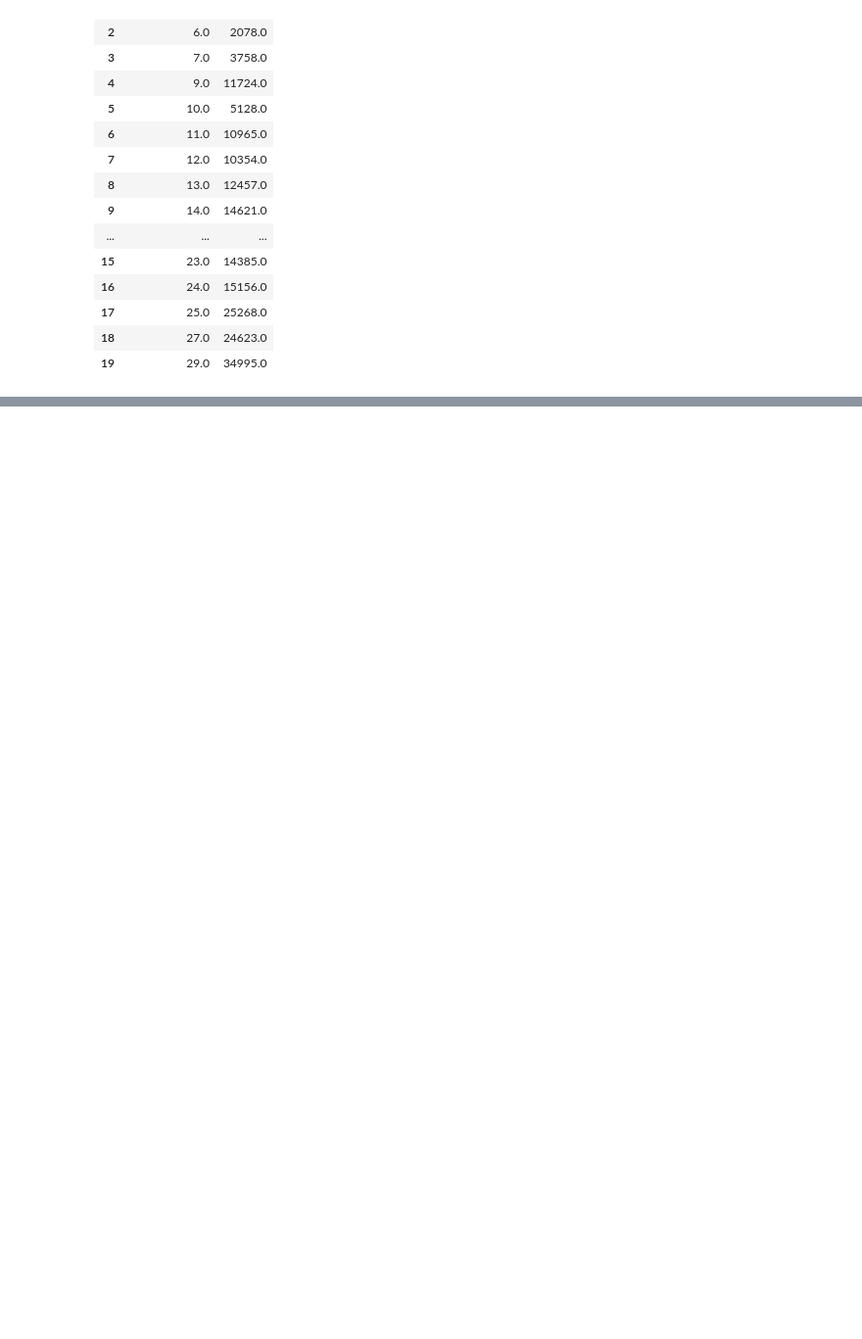
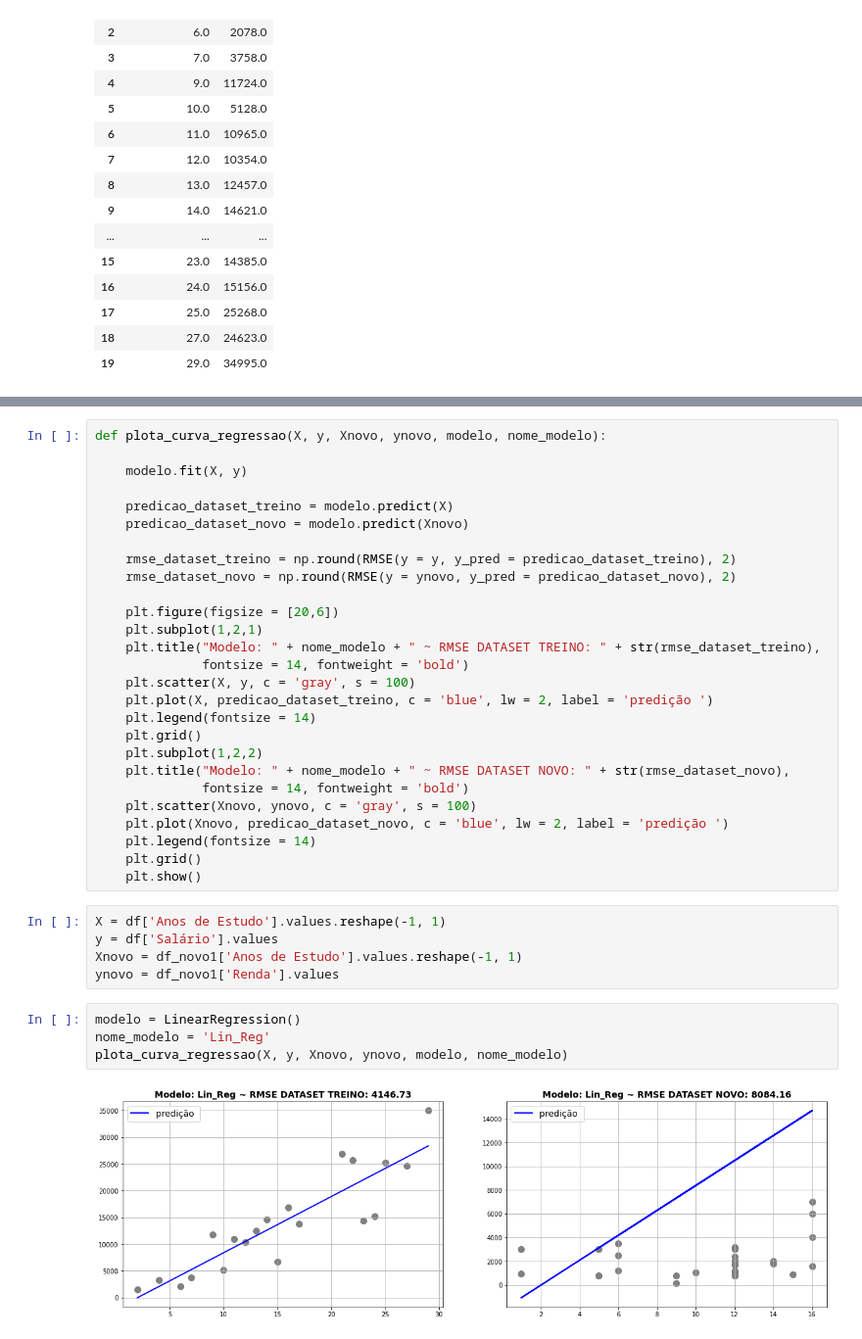
Before and after one commit to DiegoRInacio/Analise_de_dados, a Jupyter notebook: Fundamentos_de_Machine_Laerning.ipynb, the cells around one changed output, grey strips where cells are left out. Shown at 98% size. Saved outputs shown, nothing was run; the diff lists cells and outputs as text; blank space fills up the shorter version.

```diff
--- a/Fundamentos_de_Machine_Laerning.ipynb
+++ b/Fundamentos_de_Machine_Laerning.ipynb
@@ -675,0 +822,38 @@ df
+# %%
+def plota_curva_regressao(X, y, Xnovo, ynovo, modelo, nome_modelo):
+
+    modelo.fit(X, y)
+
+    predicao_dataset_treino = modelo.predict(X)
+    predicao_dataset_novo = modelo.predict(Xnovo)
+
+    rmse_dataset_treino = np.round(RMSE(y = y, y_pred = predicao_dataset_treino), 2)
+    rmse_dataset_novo = np.round(RMSE(y = ynovo, y_pred = predicao_dataset_novo), 2)
+
+    plt.figure(figsize = [20,6])
+    plt.subplot(1,2,1)
+    plt.title("Modelo: " + nome_modelo + " ~ RMSE DATASET TREINO: " + str(rmse_dataset_treino),
+              fontsize = 14, fontweight = 'bold')
+    plt.scatter(X, y, c = 'gray', s = 100)
+    plt.plot(X, predicao_dataset_treino, c = 'blue', lw = 2, label = 'predição ')
+    plt.legend(fontsize = 14)
+    plt.grid()
+    plt.subplot(1,2,2)
+    plt.title("Modelo: " + nome_modelo + " ~ RMSE DATASET NOVO: " + str(rmse_dataset_novo),
+              fontsize = 14, fontweight = 'bold')
+    plt.scatter(Xnovo, ynovo, c = 'gray', s = 100)
+    plt.plot(Xnovo, predicao_dataset_novo, c = 'blue', lw = 2, label = 'predição ')
+    plt.legend(fontsize = 14)
+    plt.grid()
+    plt.show()
+# %%
+X = df['Anos de Estudo'].values.reshape(-1, 1)
+y = df['Salário'].values
+Xnovo = df_novo1['Anos de Estudo'].values.reshape(-1, 1)
+ynovo = df_novo1['Renda'].values
+# %%
+modelo = LinearRegression()
+nome_modelo = 'Lin_Reg'
+plota_curva_regressao(X, y, Xnovo, ynovo, modelo, nome_modelo)
+# %% [output]
+[figure, added]
```
Also changed, not shown: parts of 26 cells of this notebook.
